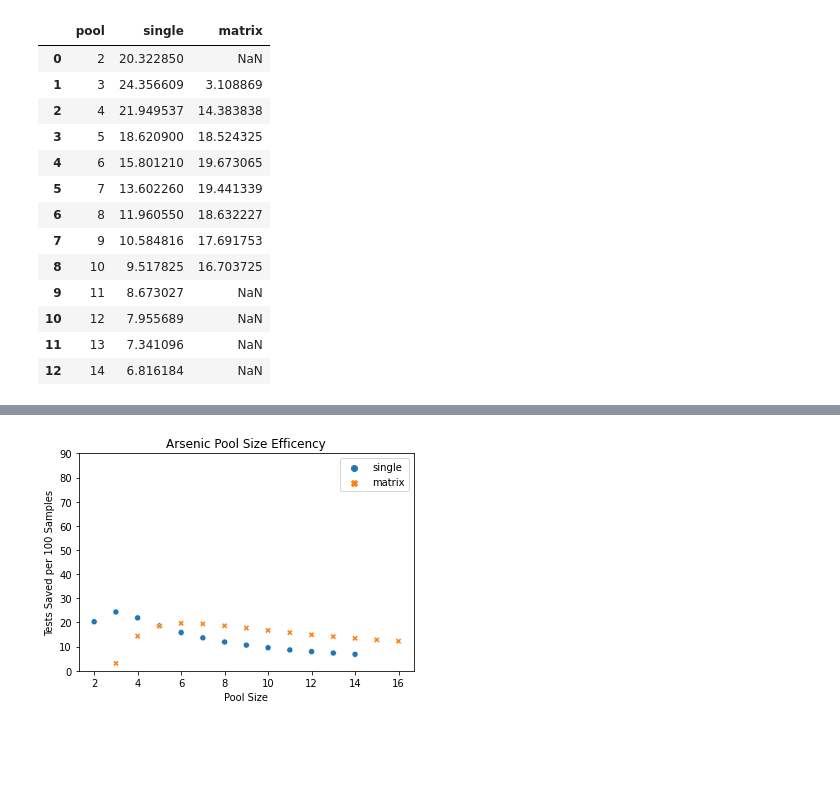
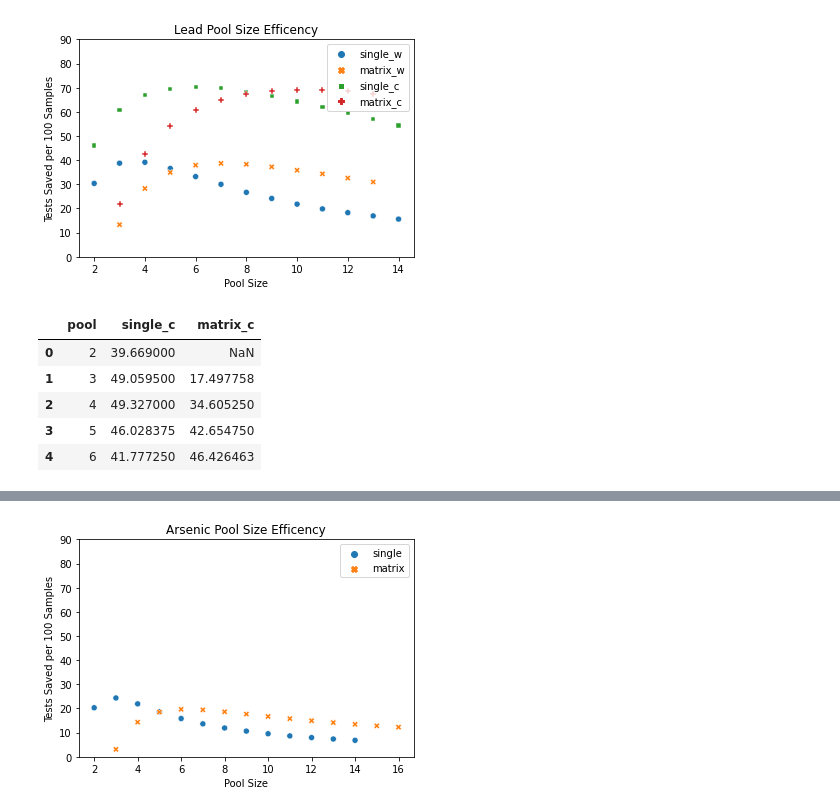
Before and after one commit to cbdv-ltd/pooled_testing_simulations, a Jupyter notebook: plots.ipynb, the cells around one changed output, grey strips where cells are left out. Cells and saved outputs as stored; diff of their text form; code cells hidden in the pictures; blank space fills up the shorter version.

```diff
--- a/plots.ipynb
+++ b/plots.ipynb
@@ -19,21 +92,47 @@ ar_s.head()
+# %%
+wash_pb_m = pd.read_csv("wash_pb_matrix.csv")
+wash_pb_s = pd.read_csv("wash_pb_single.csv")
+wash_pb_m["percentage"] = (1 - wash_pb_m["percentage"])*100
+wash_pb_s["tests"] = (1 - wash_pb_s["tests"])*100
+cali_pb_m = pd.read_csv("cali_pb_matrix.csv")
+cali_pb_s = pd.read_csv("cali_pb_single.csv")
+cali_pb_m["percentage"] = (1 - cali_pb_m["percentage"])*100
+cali_pb_s["tests"] = (1 - cali_pb_s["tests"])*100
+cali_ar = cali_pb_s.loc[:,["pool", "tests"]].copy()
+cali_ar.columns = ["pool", "single"]
+cpb_c = pd.merge(left = cali_ar, right = cali_pb_m.loc[:,["pool", "percentage"]].copy(),how="outer", on="pool")
+cpb_c.columns = ["pool", "single_c", "matrix_c"]
+wash_ar = wash_pb_s.loc[:,["pool", "tests"]].copy()
+wash_ar.columns = ["pool", "single"]
+cpb = pd.merge(left = wash_ar, right = wash_pb_m.loc[:,["pool", "percentage"]].copy(),how="outer", on="pool")
+cpb.columns = ["pool", "single_w", "matrix_w"]
+cpb = pd.merge(left=cpb, right = cpb_c, how="outer", on="pool")
+cpbc=cpb.copy()
+cpbc = cpbc.set_index("pool")
+g = sb.scatterplot(data=cpbc, legend=True)
+g.set(ylim=[0,90])
+plt.title("Lead Pool Size Efficency")
+plt.xlabel("Pool Size")
+plt.ylabel("Tests Saved per 100 Samples")
+plt.savefig("Lead_pool.png")
+plt.show()
+# %% [output]
+[figure, added]
 # %%
-ar = ar_s.loc[:,["pool", "tests"]].copy()
-ar.columns = ["pool", "single"]
-arc = pd.merge(left = ar, right = ar_m_e.loc[:,["pool", "percentage"]].copy(),how="outer", on="pool")
-arc.columns = ["pool", "single", "matrix"]
-arc
+cali_ar_m = pd.read_csv("cali_as_matrix.csv")
+cali_ar_s = pd.read_csv("cali_as_single.csv")
+cali_ar_m["percentage"] = (1 - cali_ar_m["percentage"])*100
+cali_ar_s["tests"] = (1 - cali_ar_s["tests"])*100
+cali_ar_s.head()
+cali_ar = cali_ar_s.loc[:,["pool", "tests"]].copy()
+cali_ar.columns = ["pool", "single"]
+arc_c = pd.merge(left = cali_ar, right = cali_ar_m.loc[:,["pool", "percentage"]].copy(),how="outer", on="pool")
+arc_c.columns = ["pool", "single_c", "matrix_c"]
+arc_c.head()
 # %% [output]
-|  | pool | single | matrix |
-| 0 | 2 | 20.322850 | NaN |
-| 1 | 3 | 24.356609 | 3.108869 |
-| 2 | 4 | 21.949537 | 14.383838 |
-| 3 | 5 | 18.620900 | 18.524325 |
-| 4 | 6 | 15.801210 | 19.673065 |
-| 5 | 7 | 13.602260 | 19.441339 |
-| 6 | 8 | 11.960550 | 18.632227 |
-| 7 | 9 | 10.584816 | 17.691753 |
-| 8 | 10 | 9.517825 | 16.703725 |
-| 9 | 11 | 8.673027 | NaN |
-| 10 | 12 | 7.955689 | NaN |
-| 11 | 13 | 7.341096 | NaN |
-| 12 | 14 | 6.816184 | NaN |
+|  | pool | single_c | matrix_c |
+| 0 | 2 | 39.669000 | NaN |
+| 1 | 3 | 49.059500 | 17.497758 |
+| 2 | 4 | 49.327000 | 34.605250 |
+| 3 | 5 | 46.028375 | 42.654750 |
+| 4 | 6 | 41.777250 | 46.426463 |
```
Also changed, not shown: parts of 12 cells of this notebook, 55 other files.
